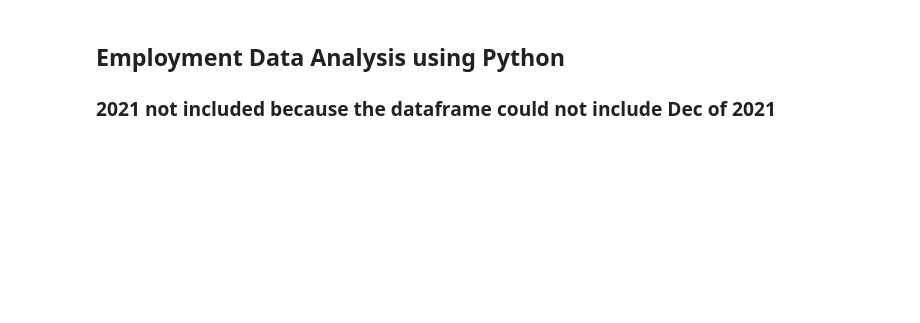
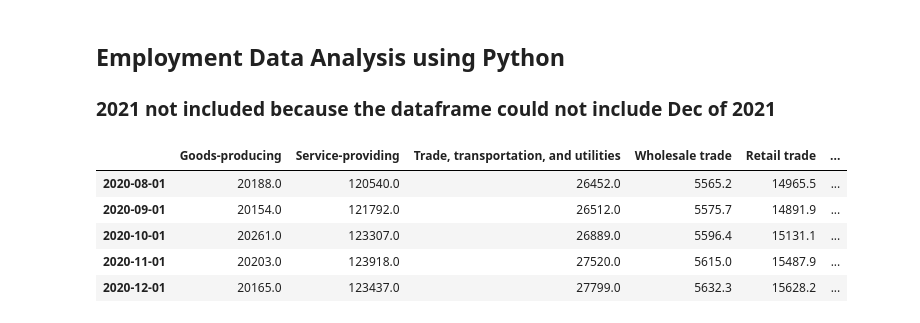
Before and after one commit to Quezadajl/Capstone, a Jupyter notebook: Notebooks/Employment_Data_Exploration.ipynb, the cells around one changed output. Drawn from its saved outputs; the diff is of its cells as text; code cells hidden in the pictures; blank space fills up the shorter version.

```diff
--- a/Notebooks/Employment_Data_Exploration.ipynb
+++ b/Notebooks/Employment_Data_Exploration.ipynb
@@ -131,13 +129,11 @@ df.plot(title='National employment, hours, and earnings')
 # %%
 # Series stored as a dictionary;
 series_dict = {
-    'CES0000000001': 'Total Nonfarm Employment, Seasonally Adjusted',
-    'CES0500000001': 'Total Private Employment, Seasonally Adjusted',
-    'CES3000000001': 'Manufacturing Employment, Seasonally Adjusted',
-    'CES9000000001': 'Government Employment, Seasonally Adjusted'}
+    'CES0000000001': 'Total Nonfarm Employment',
+    'CES0500000001': 'Total Private Employment'}
 
 # Start year and end year
-dates = ('2018', '2021')
+dates = ('2017', '2021')
 
 # Specify json as content type to return
 headers = {'Content-type': 'application/json'}
@@ -177,8 +199,7 @@ df.plot(title='Total Multi-Sector Employment, Seasonally Adjusted (Thousands)')
 ### 2021 not included because the dataframe could not include Dec of 2021
 # %%
 # Series stored as a dictionary;
-series_dict_2 = {'CEU0000000001':'Total nonfarm',
-               'CEU0500000001':'Total private',
+series_dict = {
                'CEU0600000001':'Goods-producing',
                'CEU0700000001':'Service-providing',
                'CEU4000000001':'Trade, transportation, and utilities',
@@ -210,19 +231,26 @@ p = requests.post(
 # %%
 # Date index from first series
 date_list = [f"{i['year']}-{i['period'][1:]}-01" for i in p[0]['data']]
 
 # Empty dataframe to fill with values
 df = pd.DataFrame()
 
 # Build a pandas series from the API results, p
 for s in p:
-    df[series_dict_2[s['seriesID']]] = pd.Series(
+    df[series_dict[s['seriesID']]] = pd.Series(
         index = pd.to_datetime(date_list),
         data = [i['value'] for i in s['data']]
         ).astype(float).iloc[::-1]
 
 # Show last 5 results
 df.tail()
+# %% [output]
+|  | Goods-producing | Service-providing | Trade, transportation, and utilities | Wholesale trade | Retail trade | ... |
+| 2020-08-01 | 20188.0 | 120540.0 | 26452.0 | 5565.2 | 14965.5 | ... |
+| 2020-09-01 | 20154.0 | 121792.0 | 26512.0 | 5575.7 | 14891.9 | ... |
+| 2020-10-01 | 20261.0 | 123307.0 | 26889.0 | 5596.4 | 15131.1 | ... |
+| 2020-11-01 | 20203.0 | 123918.0 | 27520.0 | 5615.0 | 15487.9 | ... |
+| 2020-12-01 | 20165.0 | 123437.0 | 27799.0 | 5632.3 | 15628.2 | ... |
 # %%
 # Simple line plot of the data
 df.plot(title='Total Multi-Sector Employment, Seasonally Adjusted (Thousands)')
```
Also changed, not shown: parts of 7 cells of this notebook, 2 other files.
